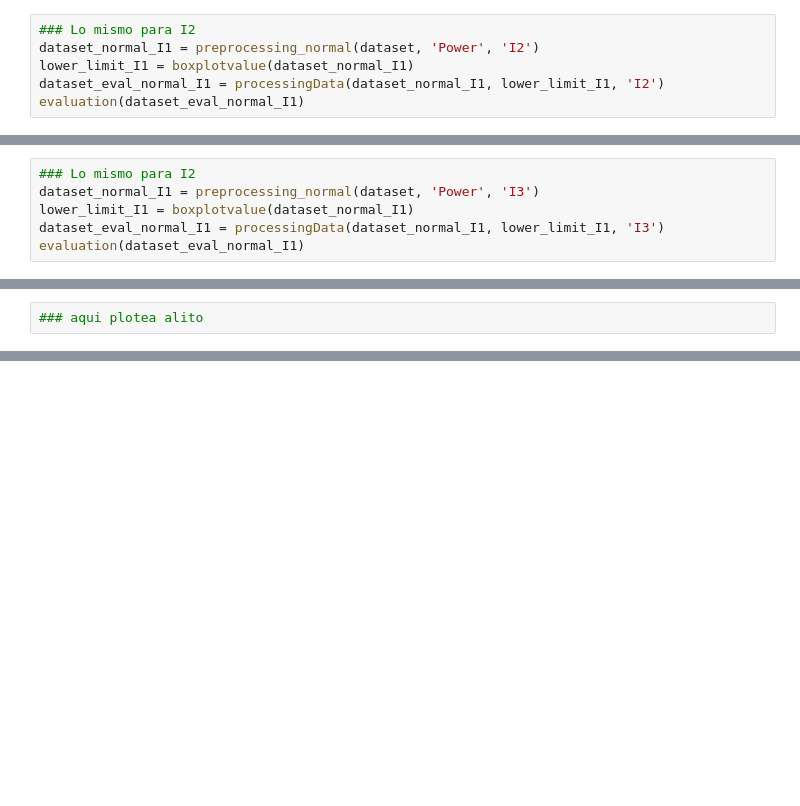
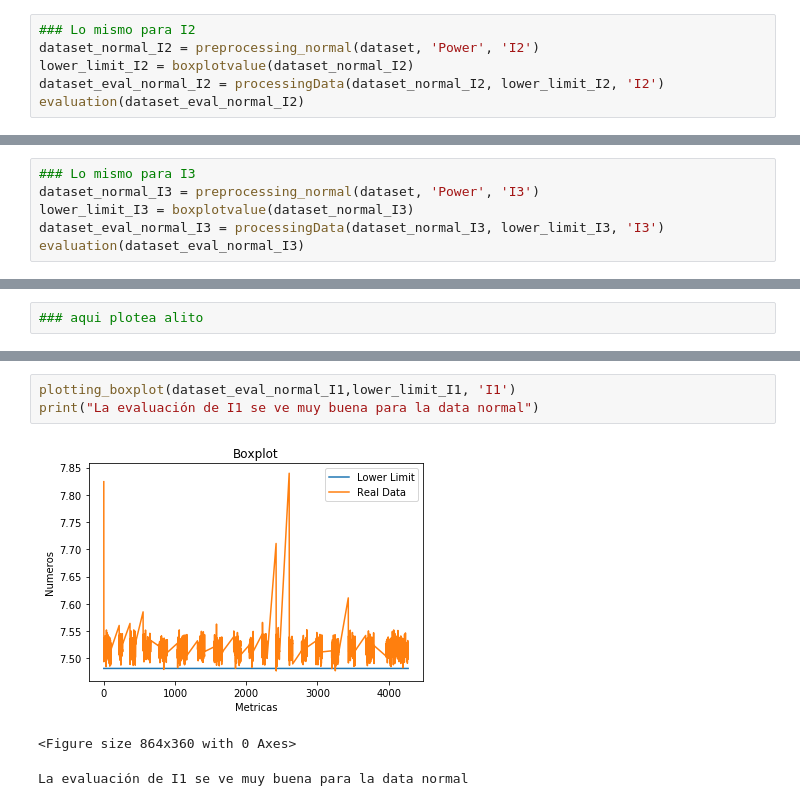
Before and after one commit to alebermudez94/Investigation, a Jupyter notebook: src/Outliers_v2.ipynb, the cells around one changed output, grey strips where cells are left out. Drawn from its saved outputs; the diff is of its cells as text; blank space fills up the shorter version.

```diff
--- a/src/Outliers_v2.ipynb
+++ b/src/Outliers_v2.ipynb
@@ -125,9 +129,9 @@ el shape de la data es (2493,)
 # %%
 ### Lo mismo para I2
-dataset_normal_I1 = preprocessing_normal(dataset, 'Power', 'I2')
-lower_limit_I1 = boxplotvalue(dataset_normal_I1)
-dataset_eval_normal_I1 = processingData(dataset_normal_I1, lower_limit_I1, 'I2')
-evaluation(dataset_eval_normal_I1)
+dataset_normal_I2 = preprocessing_normal(dataset, 'Power', 'I2')
+lower_limit_I2 = boxplotvalue(dataset_normal_I2)
+dataset_eval_normal_I2 = processingData(dataset_normal_I2, lower_limit_I2, 'I2')
+evaluation(dataset_eval_normal_I2)
 # %% [output]
 el shape de la data es (1985,)
  el tipo de estructura es  <class 'pandas.core.frame.DataFrame'>
@@ -143,9 +147,9 @@ el shape de la data es (2493,)
 # %%
-### Lo mismo para I2
-dataset_normal_I1 = preprocessing_normal(dataset, 'Power', 'I3')
-lower_limit_I1 = boxplotvalue(dataset_normal_I1)
-dataset_eval_normal_I1 = processingData(dataset_normal_I1, lower_limit_I1, 'I3')
-evaluation(dataset_eval_normal_I1)
+### Lo mismo para I3
+dataset_normal_I3 = preprocessing_normal(dataset, 'Power', 'I3')
+lower_limit_I3 = boxplotvalue(dataset_normal_I3)
+dataset_eval_normal_I3 = processingData(dataset_normal_I3, lower_limit_I3, 'I3')
+evaluation(dataset_eval_normal_I3)
 # %% [output]
 el shape de la data es (1985,)
  el tipo de estructura es  <class 'pandas.core.frame.DataFrame'>
@@ -162,0 +210,7 @@ el shape de la data es (2493,)
+# %%
+plotting_boxplot(dataset_eval_normal_I1,lower_limit_I1, 'I1')
+print("La evaluación de I1 se ve muy buena para la data normal")
+# %% [output]
+[figure, added]
+<Figure size 864x360 with 0 Axes>
+La evaluación de I1 se ve muy buena para la data normal
```
Also changed, not shown: parts of 10 cells of this notebook.
